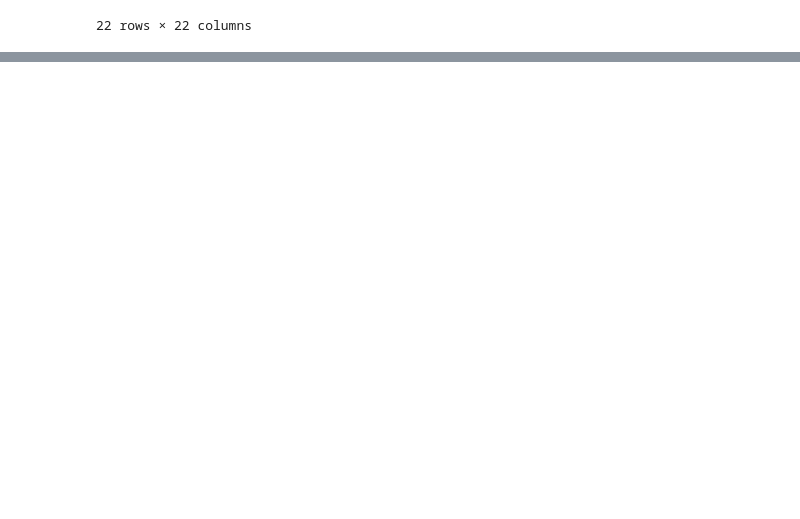
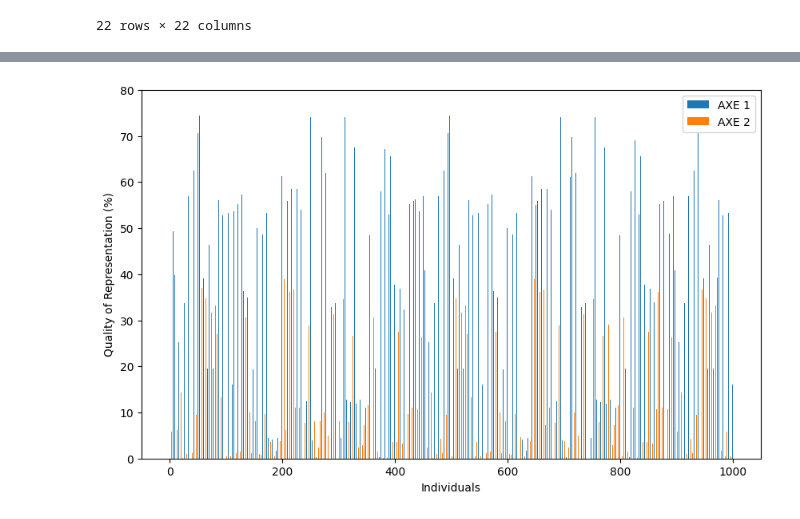
Before and after one commit to meryemidboucair/ACP_cancer_patient-_datset, a Jupyter notebook: Cancer_project_ACP.ipynb, the cells around one changed output, grey strips where cells are left out. Drawn from its saved outputs; the diff is of its cells as text; code cells hidden in the pictures; blank space fills up the shorter version.

```diff
--- a/Cancer_project_ACP.ipynb
+++ b/Cancer_project_ACP.ipynb
@@ -260,15 +280,0 @@ No artists with labels found to put in legend.  Note that artists whose label st
-# %%
-from sklearn.decomposition import PCA
-
-# Calcul de la qualité
-quality = np.square(vecteurs_propres) * valeurs_propres[:, np.newaxis]
-
-# Calcul de la contribution
-contribution = quality / np.sum(quality, axis=0)
-
-# Affichage des résultats pour chaque variable
-for i in range(len(data.columns)):
-    print("Variable:", data.columns[i])
-    print("Qualité:", quality[:, i])
-    print("Contribution:", contribution[:, i])
-    print("")
@@ -292,0 +281,4 @@ Contribution: [7.67615502e-03 1.84075978e-01 1.90121238e-01 1.29048166e-01
+# %%
+#Calcul des coordonnées au carré pour chaque individu le long de chaque composante principale
+squared_coordinates = composantes_principales**2
+squared_coordinates
@@ -292,0 +299,7 @@ Contribution: [7.67615502e-03 1.84075978e-01 1.90121238e-01 1.29048166e-01
+# %%
+#Somme des coordonnées au carré pour chaque individu sur l'ensemble des composantes principales
+total_squared_coordinates = np.sum(squared_coordinates, axis=1)
+# %%
+#Calcul de la qualité de représentation pour chaque individu le long de chaque composante principale
+representation_quality = squared_coordinates / total_squared_coordinates[:, np.newaxis]
+representation_quality
@@ -292,0 +333,18 @@ Contribution: [7.67615502e-03 1.84075978e-01 1.90121238e-01 1.29048166e-01
+# %%
+#Visualisation de la qualité de représentation à l'aide d'un graphique à barres avec des pourcentages
+num_individuals = representation_quality[:, :2].shape[0]
+num_components = representation_quality[:, :2].shape[1]
+
+fig, ax = plt.subplots(figsize=(10, 6))
+#Conversion en pourcentages
+representation_percentage = representation_quality[:, :2] * 100
+
+for i in range(num_components):
+    ax.bar(np.arange(num_individuals) + i * 0.2, representation_percentage[:, i], width=0.2, label=f'AXE {i + 1}')
+
+ax.set_xlabel('Individuals')
+ax.set_ylabel('Quality of Representation (%)')
+ax.legend()
+plt.show()
+# %% [output]
+[figure, added]
```
Also changed, not shown: parts of 15 cells of this notebook, 1 other file.
